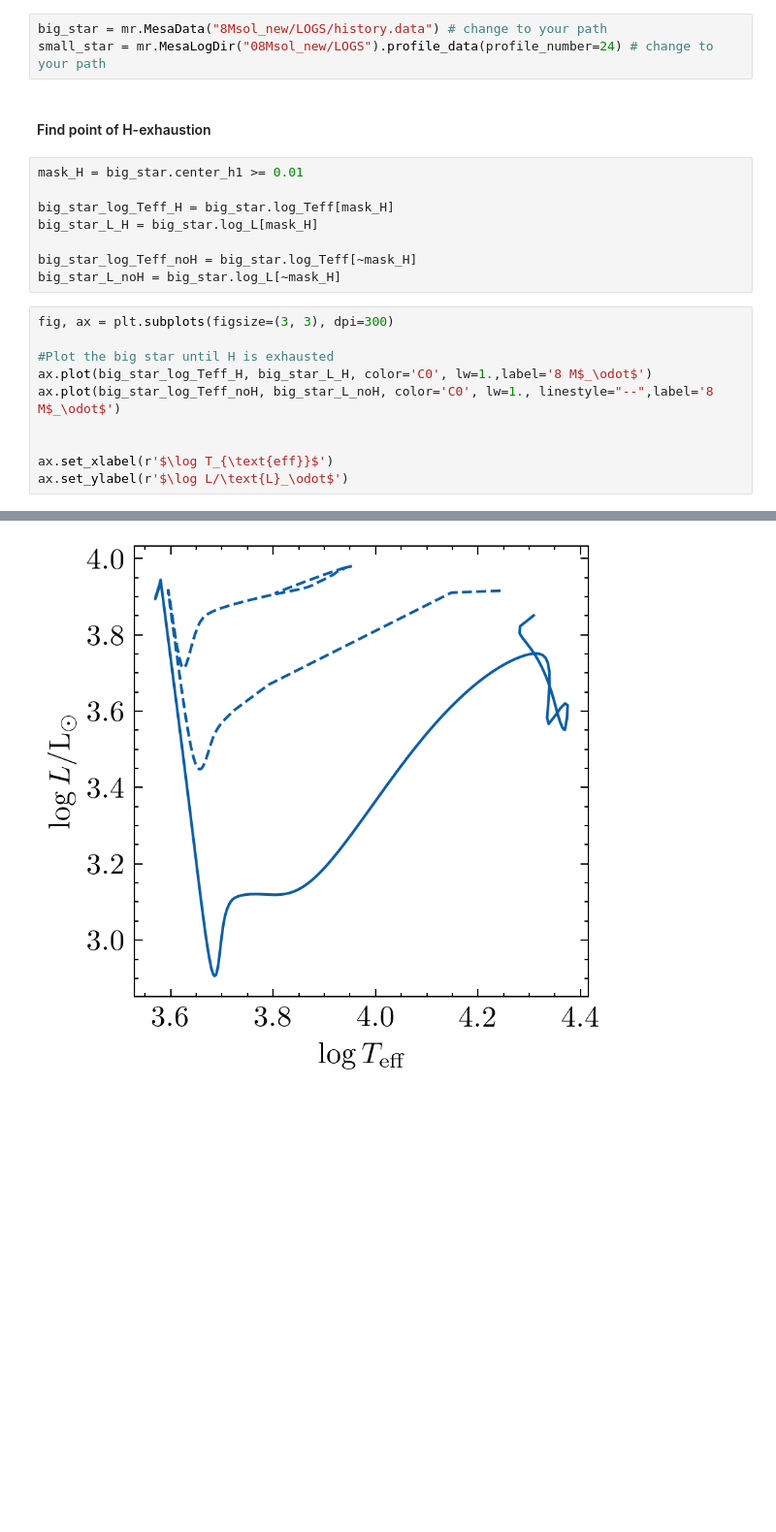
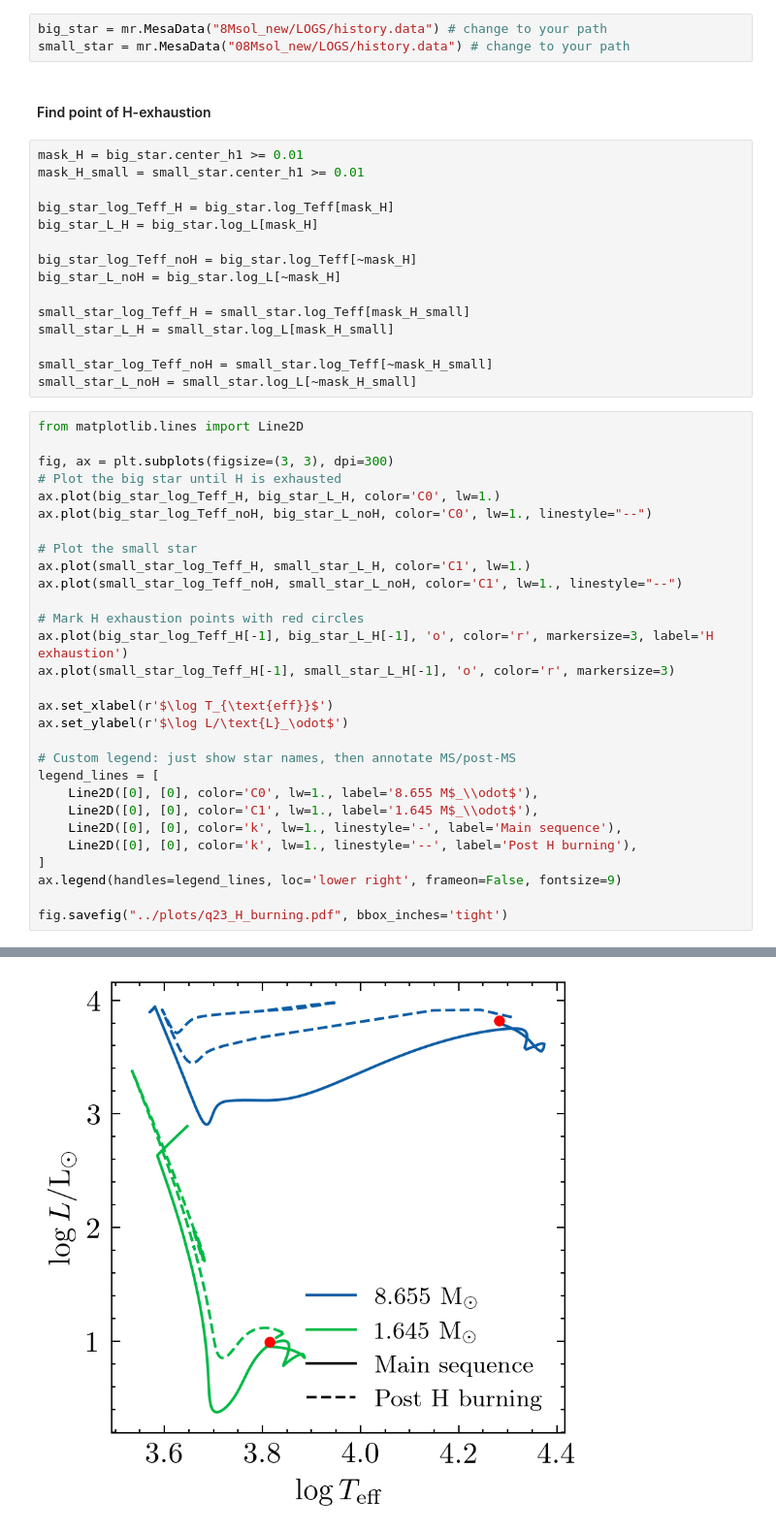
Before and after one commit to BrunoSchultz/lab_report, a Jupyter notebook: exercise2/plot_exercise2.ipynb, the cells around one changed output, grey strips where cells are left out. Shown at 97% size. Saved outputs shown, nothing was run; the diff lists cells and outputs as text; blank space fills up the shorter version.

```diff
--- a/exercise2/plot_exercise2.ipynb
+++ b/exercise2/plot_exercise2.ipynb
@@ -132,25 +140,51 @@ Text(0, 0.5, '$q_{\\text{top}}$')
 ### Q2.3
 # %%
 big_star = mr.MesaData("8Msol_new/LOGS/history.data") # change to your path
-small_star = mr.MesaLogDir("08Msol_new/LOGS").profile_data(profile_number=24) # change to your path
+small_star = mr.MesaData("08Msol_new/LOGS/history.data") # change to your path
 # %% [markdown]
 #### Find point of H-exhaustion
 # %%
 mask_H = big_star.center_h1 >= 0.01
+mask_H_small = small_star.center_h1 >= 0.01
 
 big_star_log_Teff_H = big_star.log_Teff[mask_H]
 big_star_L_H = big_star.log_L[mask_H]
 
 big_star_log_Teff_noH = big_star.log_Teff[~mask_H]
 big_star_L_noH = big_star.log_L[~mask_H]
+
+small_star_log_Teff_H = small_star.log_Teff[mask_H_small]
+small_star_L_H = small_star.log_L[mask_H_small]
+
+small_star_log_Teff_noH = small_star.log_Teff[~mask_H_small]
+small_star_L_noH = small_star.log_L[~mask_H_small]
 # %%
+from matplotlib.lines import Line2D
+
 fig, ax = plt.subplots(figsize=(3, 3), dpi=300)
+# Plot the big star until H is exhausted
+ax.plot(big_star_log_Teff_H, big_star_L_H, color='C0', lw=1.)
+ax.plot(big_star_log_Teff_noH, big_star_L_noH, color='C0', lw=1., linestyle="--")
 
-#Plot the big star until H is exhausted
-ax.plot(big_star_log_Teff_H, big_star_L_H, color='C0', lw=1.,label='8 M$_\odot$')
-ax.plot(big_star_log_Teff_noH, big_star_L_noH, color='C0', lw=1., linestyle="--",label='8 M$_\odot$')
+# Plot the small star
+ax.plot(small_star_log_Teff_H, small_star_L_H, color='C1', lw=1.)
+ax.plot(small_star_log_Teff_noH, small_star_L_noH, color='C1', lw=1., linestyle="--")
 
+# Mark H exhaustion points with red circles
+ax.plot(big_star_log_Teff_H[-1], big_star_L_H[-1], 'o', color='r', markersize=3, label='H exhaustion')
+ax.plot(small_star_log_Teff_H[-1], small_star_L_H[-1], 'o', color='r', markersize=3)
 
 ax.set_xlabel(r'$\log T_{\text{eff}}$')
 ax.set_ylabel(r'$\log L/\text{L}_\odot$')
+
+# Custom legend: just show star names, then annotate MS/post-MS
+legend_lines = [
+    Line2D([0], [0], color='C0', lw=1., label='8.655 M$_\\odot$'),
+    Line2D([0], [0], color='C1', lw=1., label='1.645 M$_\\odot$'),
+    Line2D([0], [0], color='k', lw=1., linestyle='-', label='Main sequence'),
+    Line2D([0], [0], color='k', lw=1., linestyle='--', label='Post H burning'),
+]
+ax.legend(handles=legend_lines, loc='lower right', frameon=False, fontsize=9)
+
+fig.savefig("../plots/q23_H_burning.pdf", bbox_inches='tight')
 # %% [output]
@@ -158 +191 @@ Text(0, 0.5, '$\\log L/\\text{L}_\\odot$')
-[figure, old version]
+[figure, new version]
```
Also changed, not shown: parts of 8 cells of this notebook, 18 other files.
